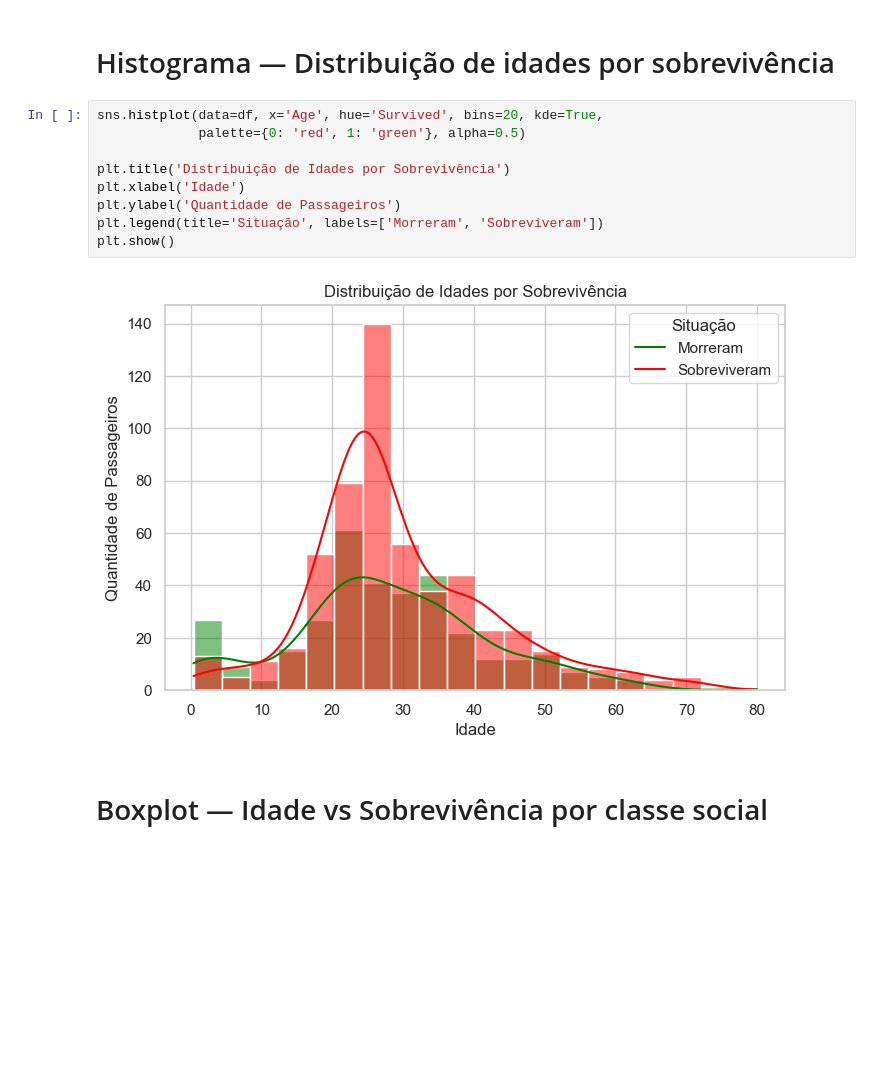
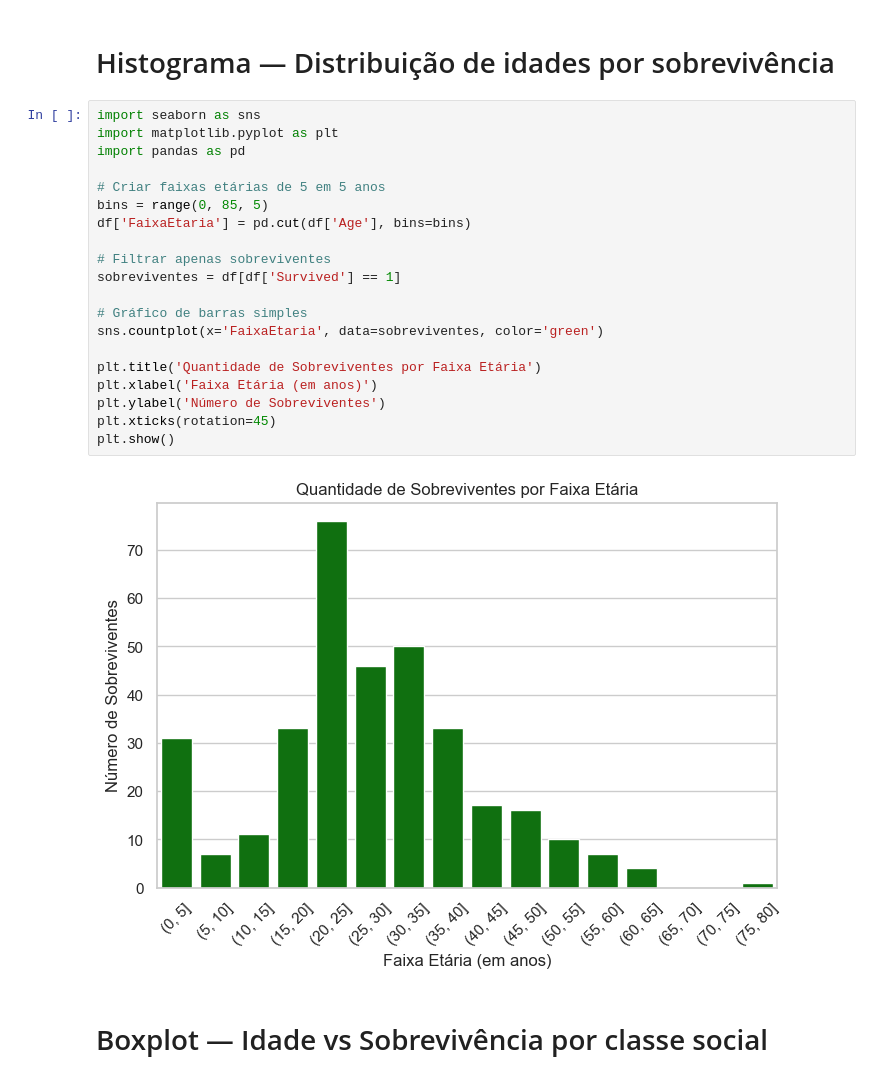
Before and after one commit to Mayk-Gabriel/Mayk, a Jupyter notebook: Pre-processamento de dados titanic.ipynb, the cells around one changed output. Saved outputs shown, nothing was run; the diff lists cells and outputs as text; blank space fills up the shorter version.

```diff
--- a/Pre-processamento de dados titanic.ipynb
+++ b/Pre-processamento de dados titanic.ipynb
@@ -150,16 +150,27 @@ Passing `palette` without assigning `hue` is deprecated and will be removed in v
 # %% [markdown]
 # Histograma — Distribuição de idades por sobrevivência
 # %%
-sns.histplot(data=df, x='Age', hue='Survived', bins=20, kde=True,
-             palette={0: 'red', 1: 'green'}, alpha=0.5)
+import seaborn as sns
+import matplotlib.pyplot as plt
+import pandas as pd
 
-plt.title('Distribuição de Idades por Sobrevivência')
-plt.xlabel('Idade')
-plt.ylabel('Quantidade de Passageiros')
-plt.legend(title='Situação', labels=['Morreram', 'Sobreviveram'])
+# Criar faixas etárias de 5 em 5 anos
+bins = range(0, 85, 5)
+df['FaixaEtaria'] = pd.cut(df['Age'], bins=bins)
+
+# Filtrar apenas sobreviventes
+sobreviventes = df[df['Survived'] == 1]
+
+# Gráfico de barras simples
+sns.countplot(x='FaixaEtaria', data=sobreviventes, color='green')
+
+plt.title('Quantidade de Sobreviventes por Faixa Etária')
+plt.xlabel('Faixa Etária (em anos)')
+plt.ylabel('Número de Sobreviventes')
+plt.xticks(rotation=45)
 plt.show()
 # %% [output]
-[figure, old version]
+[figure, new version]
 # %% [markdown]
 # Boxplot — Idade vs Sobrevivência por classe social
 # %%
```
Also changed, not shown: parts of 5 cells of this notebook, 1 other file.
